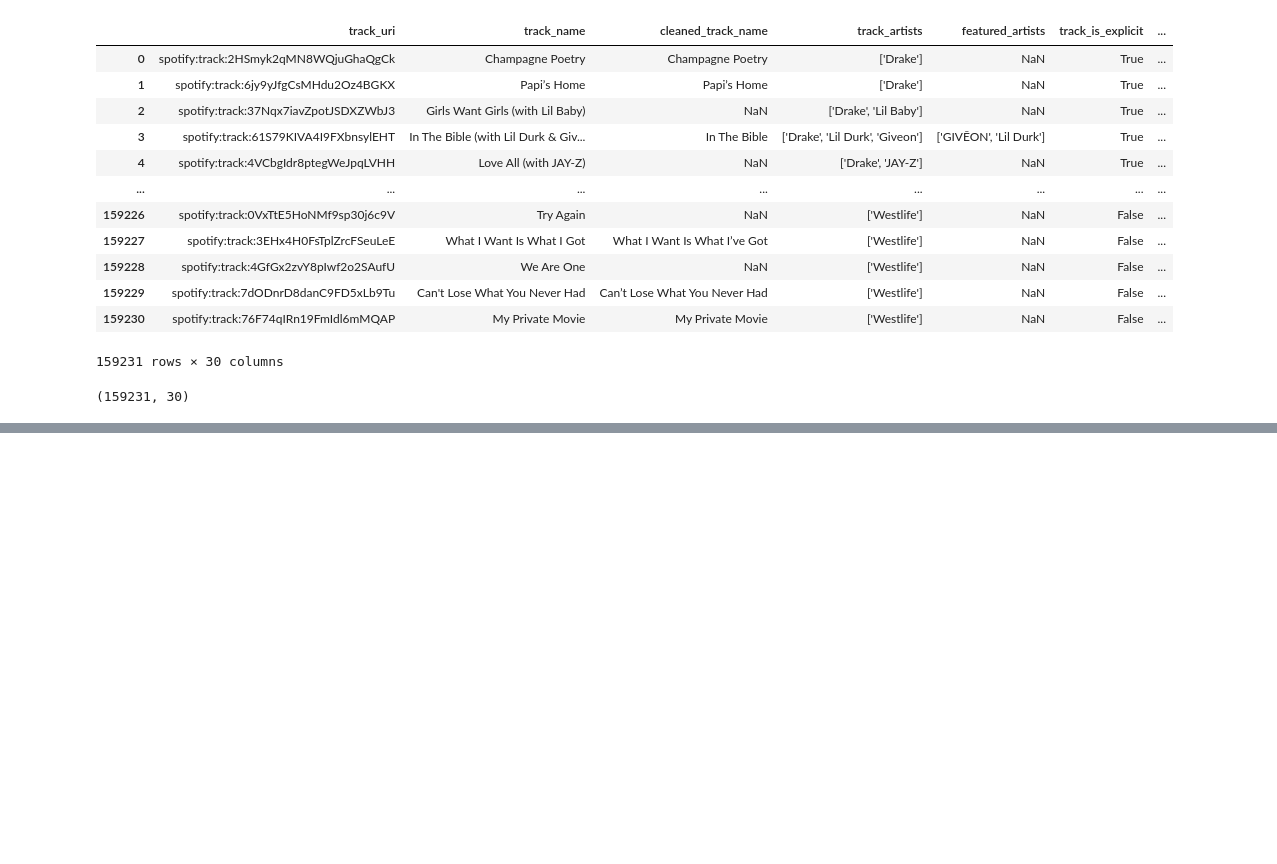
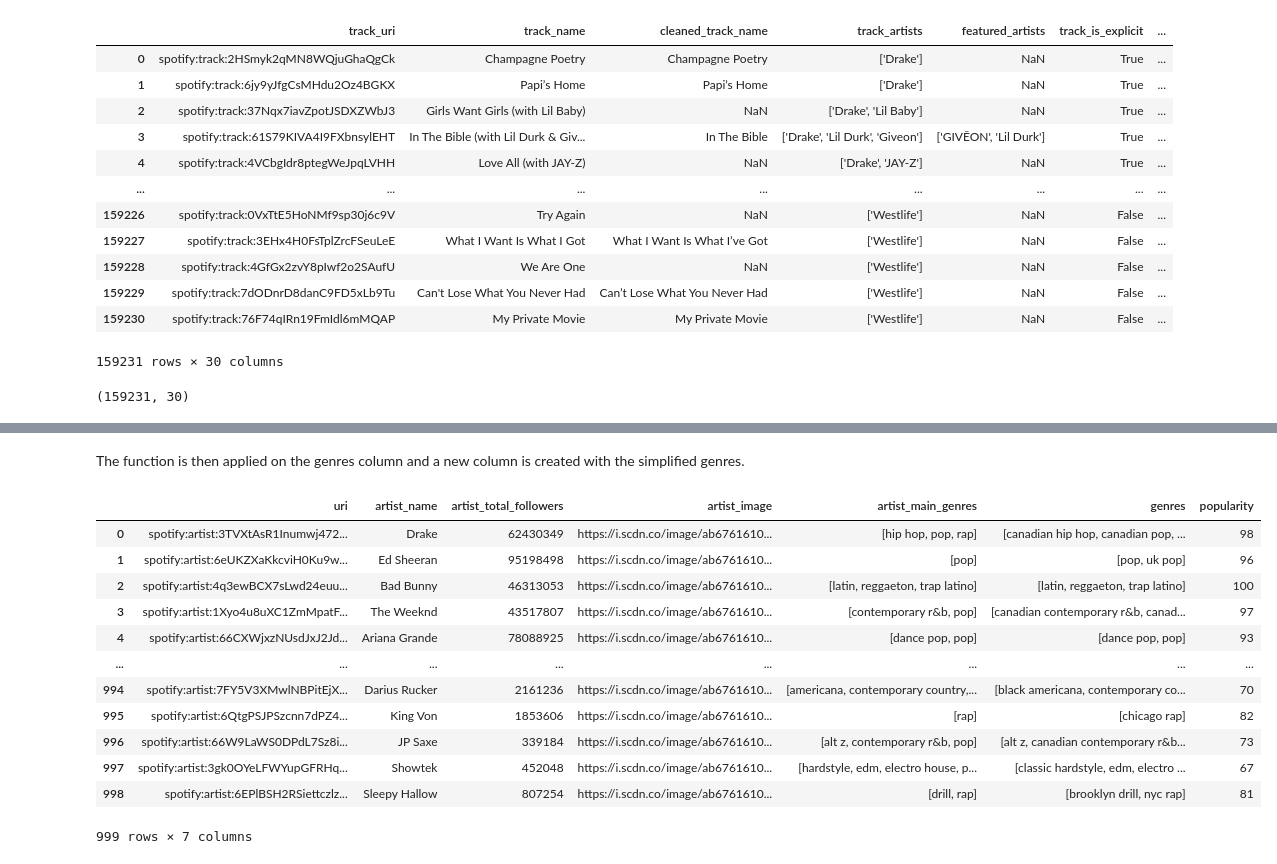
Before and after one commit to mariamabdelati/lyricalanalysis, a Jupyter notebook: 2_Data_Cleaning/data_clean_up.ipynb, the cells around one changed output, grey strips where cells are left out. Saved outputs shown, nothing was run; the diff lists cells and outputs as text; code cells hidden in the pictures; blank space fills up the shorter version.

```diff
--- a/2_Data_Cleaning/data_clean_up.ipynb
+++ b/2_Data_Cleaning/data_clean_up.ipynb
@@ -121,0 +199,14 @@ null_sum
+# %%
+one_word_genres = []
+for i in genres:
+    if ' ' not in i:
+        one_word_genres.append(i)
+
+# for i in genres:
+#     word = i.split(' ')
+#     count = 0
+#     for j in word:
+#         if j in one_word_genres:
+#             count +=1
+#     if count == len(word):
+#         one_word_genres.append(i)
@@ -121,0 +249,11 @@ null_sum
+# %%
+for i in genres:
+    word = i.split(' ')
+    count = 0
+    for j in word:
+        if j in one_word_genres:
+            count +=1
+    if count == len(word):
+        one_word_genres.append(i)
+
+print(one_word_genres)
@@ -121,0 +266,35 @@ null_sum
+# %%
+def simplify_genre(genres):
+    artist_genre = []
+    for i in genres:
+        if i in one_word_genres and i not in artist_genre:
+            artist_genre.append(i)
+        else:
+            helper_list = []
+            for j in one_word_genres:
+                if j in i and j not in artist_genre:
+                    helper_list.append(j)
+            if (len(helper_list) > 0):
+                res = max(helper_list, key=len)
+                artist_genre.append(res)
+    return artist_genre
+# %% [markdown]
+The function is then applied on the genres column and a new column is created with the simplified genres.
+# %%
+main_genres = artist_df.apply(lambda x: simplify_genre(x.genres), axis= 1)
+artist_df.insert(4, 'artist_main_genres', main_genres)
+artist_df
+# %% [output]
+|  | uri | artist_name | artist_total_followers | artist_image | artist_main_genres | genres | popularity |
+| 0 | spotify:artist:3TVXtAsR1Inumwj472... | Drake | 62430349 | https://i.scdn.co/image/ab6761610... | [hip hop, pop, rap] | [canadian hip hop, canadian pop, ... | 98 |
+| 1 | spotify:artist:6eUKZXaKkcviH0Ku9w... | Ed Sheeran | 95198498 | https://i.scdn.co/image/ab6761610... | [pop] | [pop, uk pop] | 96 |
+| 2 | spotify:artist:4q3ewBCX7sLwd24euu... | Bad Bunny | 46313053 | https://i.scdn.co/image/ab6761610... | [latin, reggaeton, trap latino] | [latin, reggaeton, trap latino] | 100 |
+| 3 | spotify:artist:1Xyo4u8uXC1ZmMpatF... | The Weeknd | 43517807 | https://i.scdn.co/image/ab6761610... | [contemporary r&b, pop] | [canadian contemporary r&b, canad... | 97 |
+| 4 | spotify:artist:66CXWjxzNUsdJxJ2Jd... | Ariana Grande | 78088925 | https://i.scdn.co/image/ab6761610... | [dance pop, pop] | [dance pop, pop] | 93 |
+| ... | ... | ... | ... | ... | ... | ... | ... |
+| 994 | spotify:artist:7FY5V3XMwlNBPitEjX... | Darius Rucker | 2161236 | https://i.scdn.co/image/ab6761610... | [americana, contemporary country,... | [black americana, contemporary co... | 70 |
+| 995 | spotify:artist:6QtgPSJPSzcnn7dPZ4... | King Von | 1853606 | https://i.scdn.co/image/ab6761610... | [rap] | [chicago rap] | 82 |
+| 996 | spotify:artist:66W9LaWS0DPdL7Sz8i... | JP Saxe | 339184 | https://i.scdn.co/image/ab6761610... | [alt z, contemporary r&b, pop] | [alt z, canadian contemporary r&b... | 73 |
+| 997 | spotify:artist:3gk0OYeLFWYupGFRHq... | Showtek | 452048 | https://i.scdn.co/image/ab6761610... | [hardstyle, edm, electro house, p... | [classic hardstyle, edm, electro ... | 67 |
+| 998 | spotify:artist:6EPlBSH2RSiettczlz... | Sleepy Hallow | 807254 | https://i.scdn.co/image/ab6761610... | [drill, rap] | [brooklyn drill, nyc rap] | 81 |
+999 rows × 7 columns
```
Also changed, not shown: parts of 28 cells of this notebook, 1 other file.
